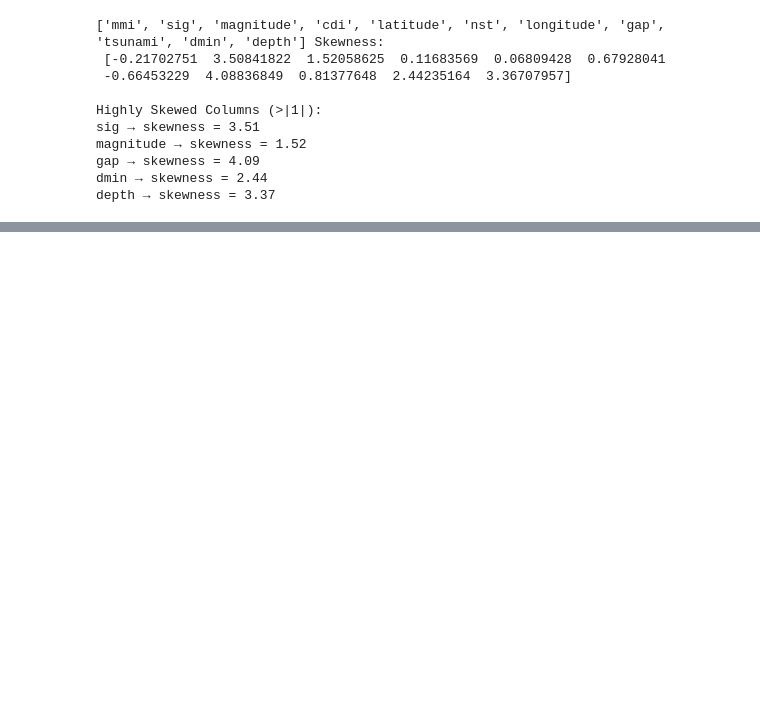
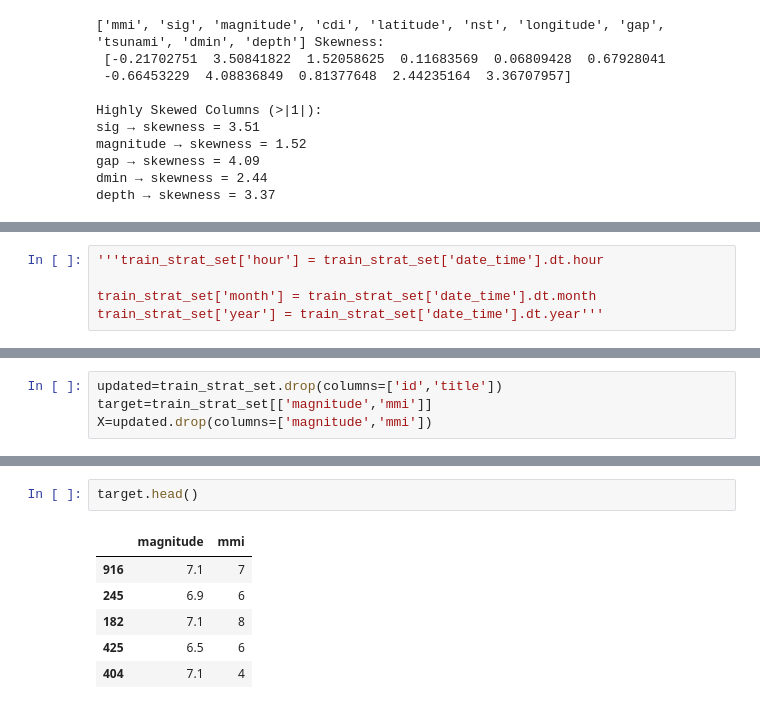
Before and after one commit to mt508/machine-learning-, a Jupyter notebook: Earthquack_predictions.ipynb, the cells around one changed output, grey strips where cells are left out. Cells and saved outputs as stored; diff of their text form; blank space fills up the shorter version.

```diff
--- a/Earthquack_predictions.ipynb
+++ b/Earthquack_predictions.ipynb
@@ -209,0 +219,5 @@ depth → skewness = 3.37
+# %%
+'''train_strat_set['hour'] = train_strat_set['date_time'].dt.hour
+
+train_strat_set['month'] = train_strat_set['date_time'].dt.month
+train_strat_set['year'] = train_strat_set['date_time'].dt.year'''
@@ -237,0 +381,4 @@ def cat_pipeline():
+# %%
+updated=train_strat_set.drop(columns=['id','title'])
+target=train_strat_set[['magnitude','mmi']]
+X=updated.drop(columns=['magnitude','mmi'])
@@ -237,0 +391,9 @@ def cat_pipeline():
+# %%
+target.head()
+# %% [output]
+|  | magnitude | mmi |
+| 916 | 7.1 | 7 |
+| 245 | 6.9 | 6 |
+| 182 | 7.1 | 8 |
+| 425 | 6.5 | 6 |
+| 404 | 7.1 | 4 |
```
Also changed, not shown: parts of 33 cells of this notebook.
